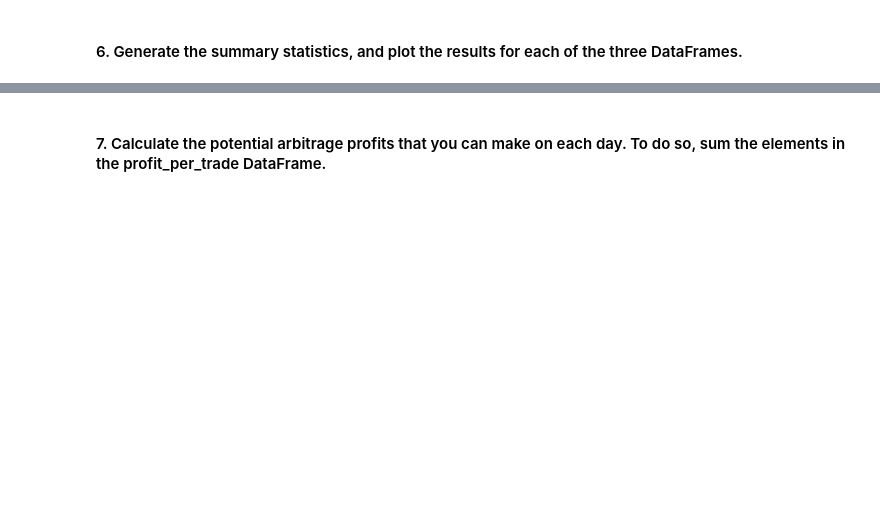
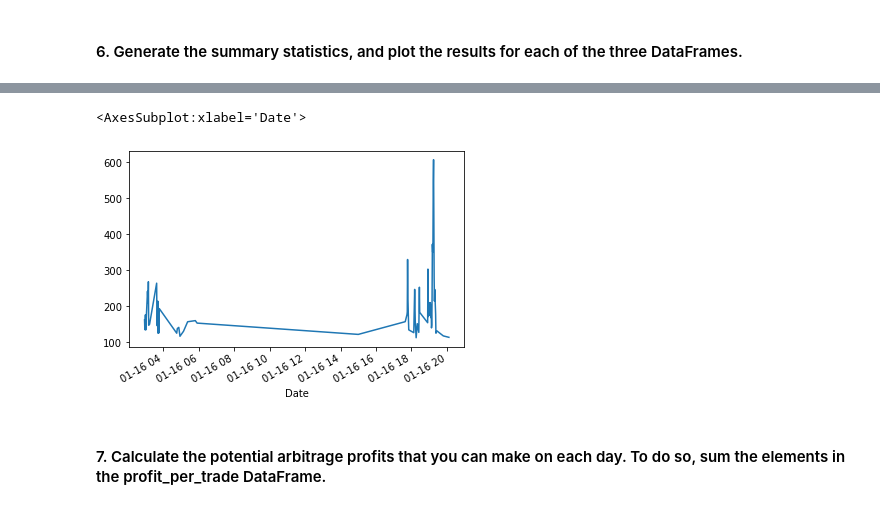
Before and after one commit to sungmoo89/Crypto-Arbitrage, a Jupyter notebook: crypto_arbitrage.ipynb, the cells around one changed output, grey strips where cells are left out. Cells and saved outputs as stored; diff of their text form; code cells hidden in the pictures; blank space fills up the shorter version.

Commit message:
finish up calculating the Arbitrage Profits

```diff
--- a/crypto_arbitrage.ipynb
+++ b/crypto_arbitrage.ipynb
@@ -576,10 +569,11 @@ Calculate the potential profits for each date that you selected in the previous
 # %%
 # For the date early in the dataset, measure the arbitrage spread between the two exchanges
 # by subtracting the lower-priced exchange from the higher-priced one
-arbitrage_spread_early = # YOUR CODE HERE
+arbitrage_spread_early = arbitrage_spread_early[arbitrage_spread_early>0]
 
 # Use a conditional statement to generate the summary statistics for each arbitrage_spread DataFrame
 # YOUR CODE HERE
+arbitrage_spread_early.describe()
 # %% [output]
 count    960.000000
 mean      53.405344
@@ -595,8 +589,9 @@ Name: Close, dtype: float64
 # %%
 # For the date early in the dataset, calculate the spread returns by dividing the instances when the arbitrage spread is positive (> 0)
 # by the price of Bitcoin from the exchange you are buying on (the lower-priced exchange).
-spread_return_early= # YOUR CODE HERE
+spread_return_early = arbitrage_spread_early[arbitrage_spread_early>0] / bitstamp['Close'].loc['2018-01-16']
 
 # Review the spread return DataFrame
 # YOUR CODE HERE
+spread_return_early.head()
 # %% [output]
@@ -612,8 +607,9 @@ Name: Close, dtype: float64
 # %%
 # For the date early in the dataset, determine the number of times your trades with positive returns
 # exceed the 1% minimum threshold (.01) that you need to cover your costs
-profitable_trades_early = # YOUR CODE HERE
+profitable_trades_early = spread_return_early[spread_return_early > .01]# YOUR CODE HERE
 
 # Review the first five profitable trades
 # YOUR CODE HERE
+profitable_trades_early.head()
 # %% [output]
@@ -645,11 +642,10 @@ Name: Close, dtype: float64
 # %%
 # For the date early in the dataset, calculate the potential profit per trade in dollars
 # Multiply the profitable trades by the cost of the Bitcoin that was purchased
-profit_early = # YOUR CODE HERE
+profit_early = profitable_trades_early*bitstamp['Close'].loc['2018-01-16']# YOUR CODE HERE
 
 # Drop any missing values from the profit DataFrame
-profit_per_trade_early = # YOUR CODE HERE
+profit_per_trade_early = profit_early.dropna()# YOUR CODE HERE
 
-# View the early profit DataFrame
-# YOUR CODE HERE
+profit_per_trade_early
 # %% [output]
@@ -690,2 +679,7 @@ Name: Close, dtype: float64
+# %%
+profit_per_trade_early.plot()
+# %% [output]
+<AxesSubplot:xlabel='Date'>
+[figure, added]
 # %% [markdown]
 #### 7. Calculate the potential arbitrage profits that you can make on each day. To do so, sum the elements in the profit_per_trade DataFrame.
```
Also changed, not shown: parts of 20 cells of this notebook.
